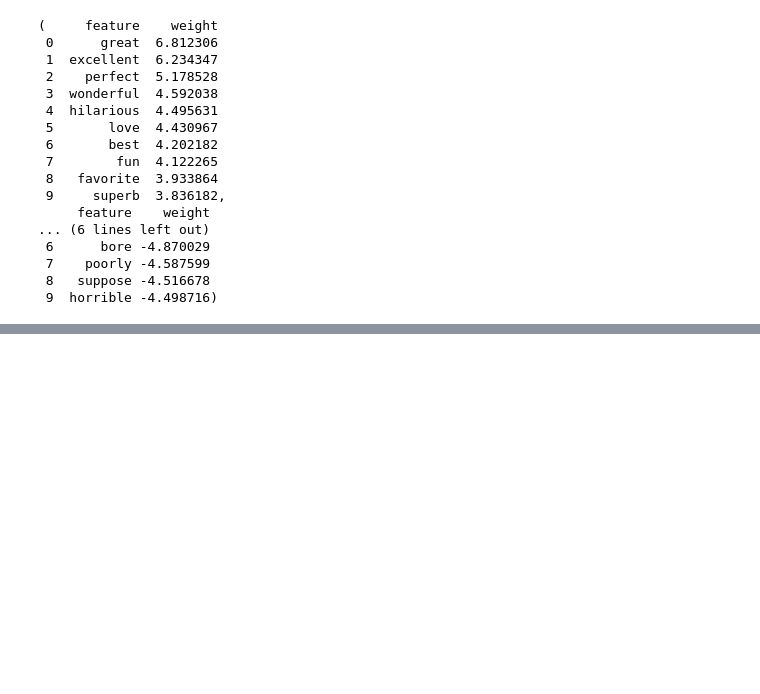
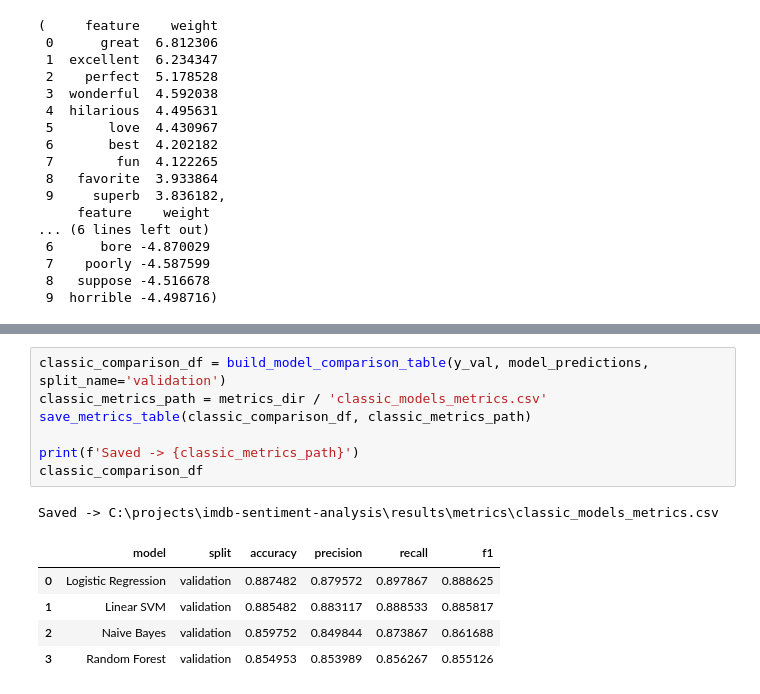
Before and after one commit to Lidizz/imdb-sentiment-analysis, a Jupyter notebook: notebooks/03_classic_ml_models.ipynb, the cells around one changed output, grey strips where cells are left out. Saved outputs shown, nothing was run; the diff lists cells and outputs as text; blank space fills up the shorter version.

```diff
--- a/notebooks/03_classic_ml_models.ipynb
+++ b/notebooks/03_classic_ml_models.ipynb
@@ -200,0 +371,14 @@ Saved -> C:\projects\imdb-sentiment-analysis\results\metrics\checkpoint3_feature
+# %%
+classic_comparison_df = build_model_comparison_table(y_val, model_predictions, split_name='validation')
+classic_metrics_path = metrics_dir / 'classic_models_metrics.csv'
+save_metrics_table(classic_comparison_df, classic_metrics_path)
+
+print(f'Saved -> {classic_metrics_path}')
+classic_comparison_df
+# %% [output]
+Saved -> C:\projects\imdb-sentiment-analysis\results\metrics\classic_models_metrics.csv
+|  | model | split | accuracy | precision | recall | f1 |
+| 0 | Logistic Regression | validation | 0.887482 | 0.879572 | 0.897867 | 0.888625 |
+| 1 | Linear SVM | validation | 0.885482 | 0.883117 | 0.888533 | 0.885817 |
+| 2 | Naive Bayes | validation | 0.859752 | 0.849844 | 0.873867 | 0.861688 |
+| 3 | Random Forest | validation | 0.854953 | 0.853989 | 0.856267 | 0.855126 |
```
Also changed, not shown: parts of 24 cells of this notebook, 12 other files.
